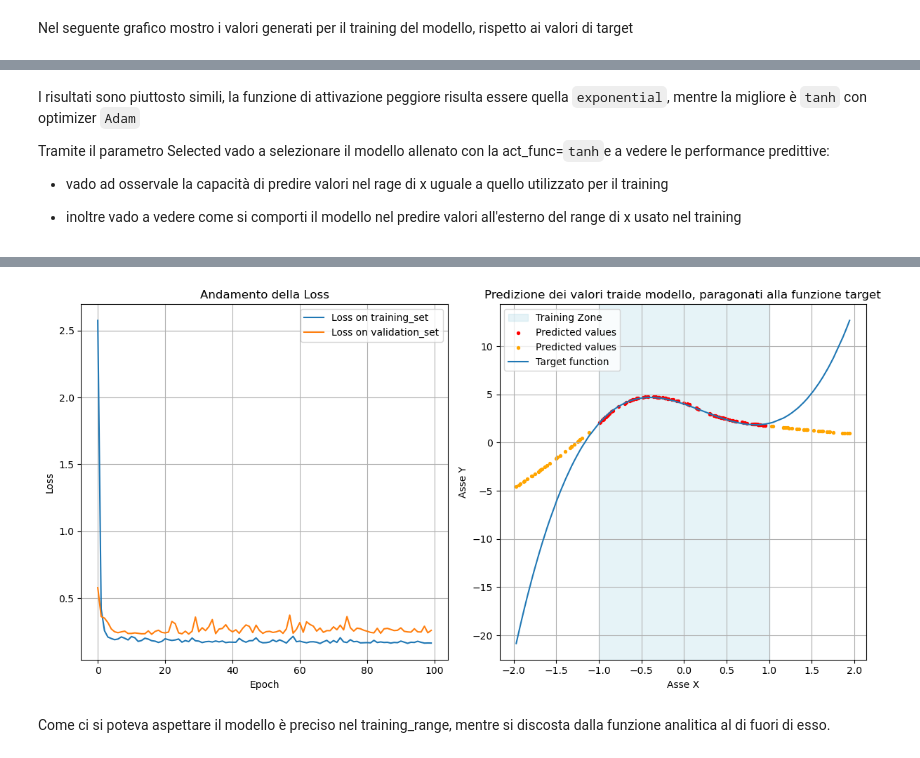
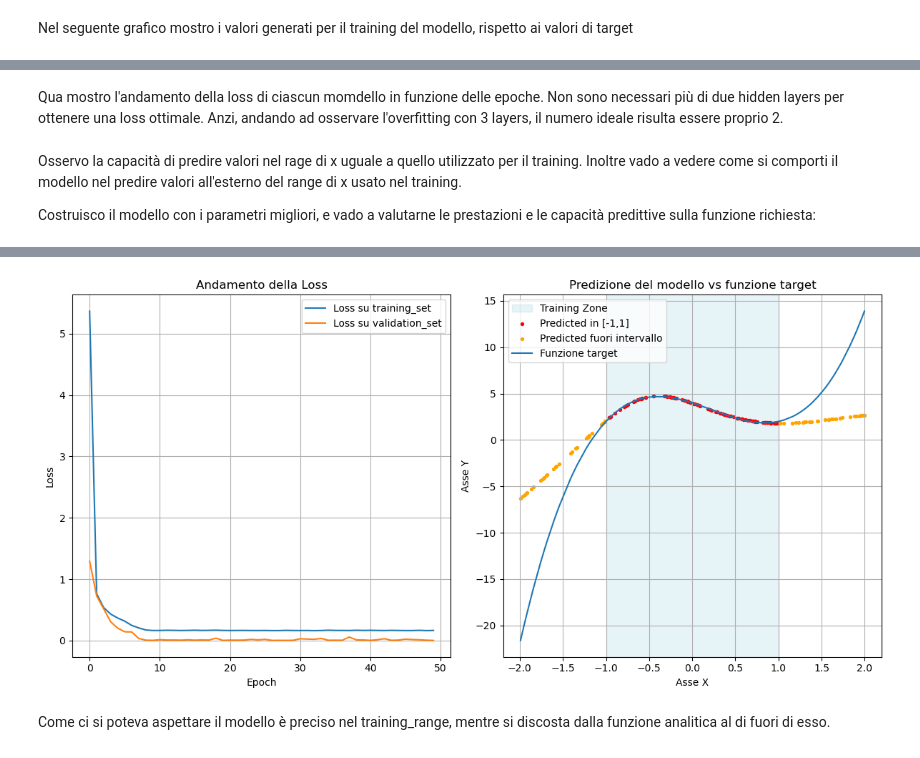
Before and after one commit to simonelance/labsimnum, a Jupyter notebook: Esercizi11/esercizio11.ipynb, the cells around one changed output, grey strips where cells are left out. Saved outputs shown, nothing was run; the diff lists cells and outputs as text; code cells hidden in the pictures.

Commit message:
Ultima commit con modifiche solo nell'11: ottimizzazione alcuni parametri

```diff
--- a/Esercizi11/esercizio11.ipynb
+++ b/Esercizi11/esercizio11.ipynb
@@ -357,49 +469,57 @@ Test accuracy exact:     0.007419196423143148
+# %% [markdown]
+Qua mostro l'andamento della loss di ciascun momdello in funzione delle epoche. Non sono necessari più di due hidden layers per ottenere una loss ottimale. Anzi, andando ad osservare l'overfitting con 3 layers, il numero ideale risulta essere proprio 2.
 # %% [markdown]
-I risultati sono piuttosto simili, la funzione di attivazione peggiore risulta essere quella `exponential`, mentre la migliore è `tanh` con optimizer `Adam`
+Osservo la capacità di predire valori nel rage di x uguale a quello utilizzato per il training. Inoltre vado a vedere come si comporti il modello nel predire valori all'esterno del range di x usato nel training.
 
-Tramite il parametro Selected vado a selezionare il modello allenato con la act_func=`tanh`e a vedere le performance predittive:
-
-- vado ad osservale la capacità di predire valori nel rage di x uguale a quello utilizzato per il training
-
-- inoltre vado a vedere come si comporti il modello nel predire valori all'esterno del range di x usato nel training
+Costruisco il modello con i parametri migliori, e vado a valutarne le prestazioni e le capacità predittive sulla funzione richiesta:
+# %%
+final_model = make_model(2, 20, activation)
+optimizer = optimizer_constructor()
+
+final_model.compile(optimizer=optimizer, loss='mse')
+
+history = final_model.fit(
+    x_train2, y_train2,
+    validation_data=(x_valid2, y_target2),
+    batch_size=batch_size,
+    epochs=epochs,
+    verbose=0
+)
 # %%
+fig, axes = plt.subplots(1, 2, figsize=(12, 6))  # 1 riga, 2 colonne
 
-
-selected= 1
-
-fig, axes = plt.subplots(1,2, figsize=(12, 6))  # 1 row, 3 columns
-
-#PRIMO PLOT
+# === PRIMO PLOT: andamento della loss ===
 ax = axes[0]
-ax.set_title(f"Andamento della Loss")
+ax.set_title("Andamento della Loss")
 ax.set_xlabel("Epoch")
 ax.set_ylabel("Loss")
-ax.plot(history[selected].history['loss'], label ='Loss su training_set')
-ax.plot(history[selected].history['val_loss'], label ='Loss su validation_set')
+ax.plot(history.history['loss'], label='Loss su training_set')
+ax.plot(history.history['val_loss'], label='Loss su validation_set')
 ax.legend()
 ax.grid()
 
-#SECONDO PLOT
+# === SECONDO PLOT: predizione vs target ===
 ax2 = axes[1]
 x_predicted = np.random.uniform(-1, 1, 100)
 x_out = np.concatenate([np.random.uniform(-2, -1, 30), np.random.uniform(1, 2, 30)])
-x_tot= np.concatenate([ x_predicted, x_out])
+x_tot = np.concatenate([x_predicted, x_out])
 x_tot.sort()
-y_predicted = models[selected].predict(x_predicted)
 
+# Predizioni
+y_predicted = final_model.predict(x_predicted)
+y_out = final_model.predict(x_out)
 y_target_tot = func(x_tot)
-y_out = models[selected].predict(x_out)
-ax2.set_title(f"Predizione dei valori del modello, paragonati alla funzione target")
+
+ax2.set_title("Predizione del modello vs funzione target")
 ax2.set_xlabel("Asse X")
 ax2.set_ylabel("Asse Y")
 ax2.axvspan(-1, 1, color='lightblue', alpha=0.3, label='Training Zone')
-ax2.scatter(x_predicted, y_predicted,color='r', s=8 , label = 'Predicted values')
-ax2.scatter(x_out, y_out ,color='orange', s=8 , label='Predicted values')
-ax2.plot(x_tot, y_target_tot ,  label='Target function')
+ax2.scatter(x_predicted, y_predicted, color='r', s=8, label='Predicted in [-1,1]')
+ax2.scatter(x_out, y_out, color='orange', s=8, label='Predicted fuori intervallo')
+ax2.plot(x_tot, y_target_tot, label='Funzione target')
 ax2.grid(True)
 ax2.legend()
 
-
 plt.tight_layout()
 plt.show()
 # %% [output]
@@ -408,4 +528,4 @@ plt.show()
-[figure, old version]
+[figure, new version]
 # %% [markdown]
 Come ci si poteva aspettare il modello è preciso nel training_range, mentre si discosta dalla funzione analitica al di fuori di esso.
 # %% [markdown]
```
Also changed, not shown: parts of 16 cells of this notebook, 1 other file.
